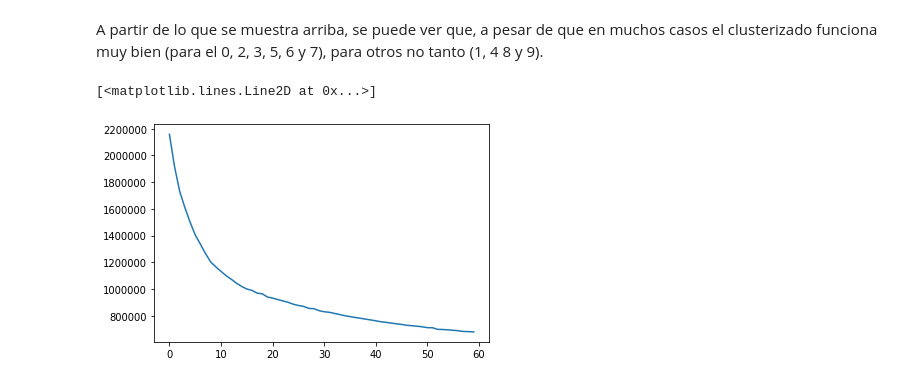
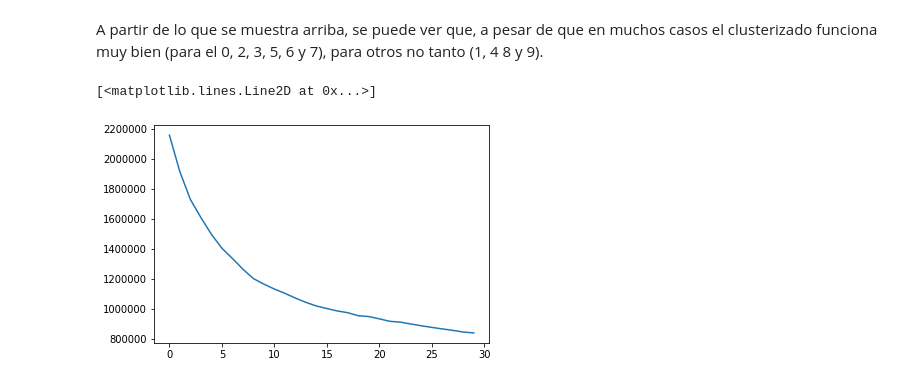
Before and after one commit to rodolfopaganini/IntroIA, a Jupyter notebook: clase2.ipynb, the cells around one changed output. Cells and saved outputs as stored; diff of their text form; code cells hidden in the pictures.

```diff
--- a/clase2.ipynb
+++ b/clase2.ipynb
@@ -326,15 +318,15 @@ para otros no tanto (1, 4 8 y 9).
 # %%
 # 8.- Realizar un gráfico de inercia para obtener el número óptimo de clusters 𝑘 .
 
-# Calculate inertia for 1 to 20 clusters
-inertias = np.empty(60)
-for n_clusters in range(1, 61):
+# Calculate inertia for 1 to 30 clusters
+inertias = np.empty(30)
+for n_clusters in range(1, 31):
     # Clusterize
     kmeans = KMeans(n_clusters=n_clusters).fit(X)
     inertias[n_clusters - 1] = kmeans.inertia_
 
 plt.figure()
 plt.plot(inertias)
 # %% [output]
 [<matplotlib.lines.Line2D at 0x...>]
-[figure, old version]
+[figure, new version]
```
Also changed, not shown: parts of 8 cells of this notebook.
